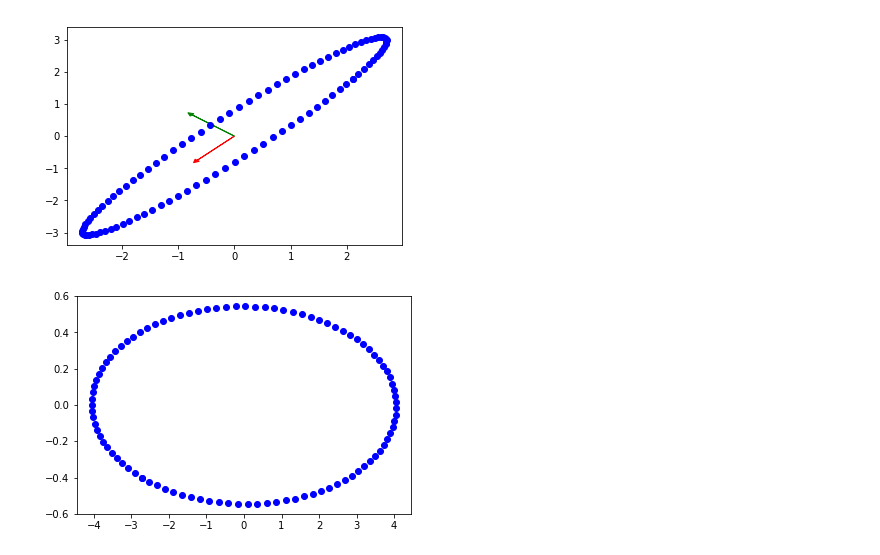
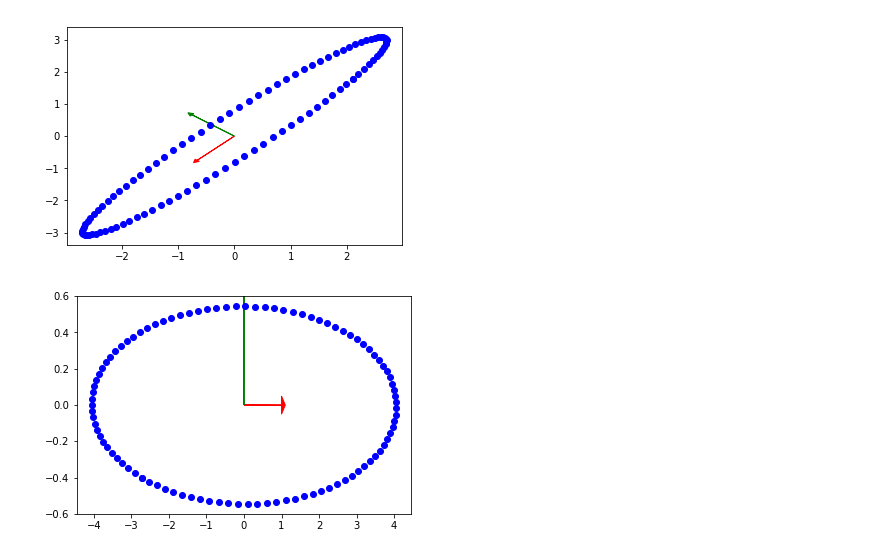
Before and after one commit to TomHase/misc_code, a Jupyter notebook: pca/pca_example.ipynb, the cells around one changed output. Saved outputs shown, nothing was run; the diff lists cells and outputs as text; code cells hidden in the pictures.

```diff
--- a/pca/pca_example.ipynb
+++ b/pca/pca_example.ipynb
@@ -39,6 +48,0 @@ T=np.dot(Z,W)
-# %%
-fig = plt.figure()
-plt.plot(T[:,0], T[:,1], 'bo')
-plt.show()
-# %% [output]
-[figure, removed]
@@ -45 +52,12 @@ plt.show()
+# %%
+n=pca(F.T)
+DD,VV = n.eigs()
+
+fig = plt.figure()
+plt.arrow(0, 0, VV[0,0], VV[1,0], head_width=0.1, head_length=0.1, fc='r', ec='r')
+plt.arrow(0, 0, VV[0,1], VV[1,1], head_width=0.1, head_length=0.1, fc='g', ec='g')
+plt.plot(F[:,0], F[:,1], 'bo')
+plt.show()
+# %% [output]
+[figure, added]
 # %%
```
Also changed, not shown: parts of 10 cells of this notebook, 1 other file.
